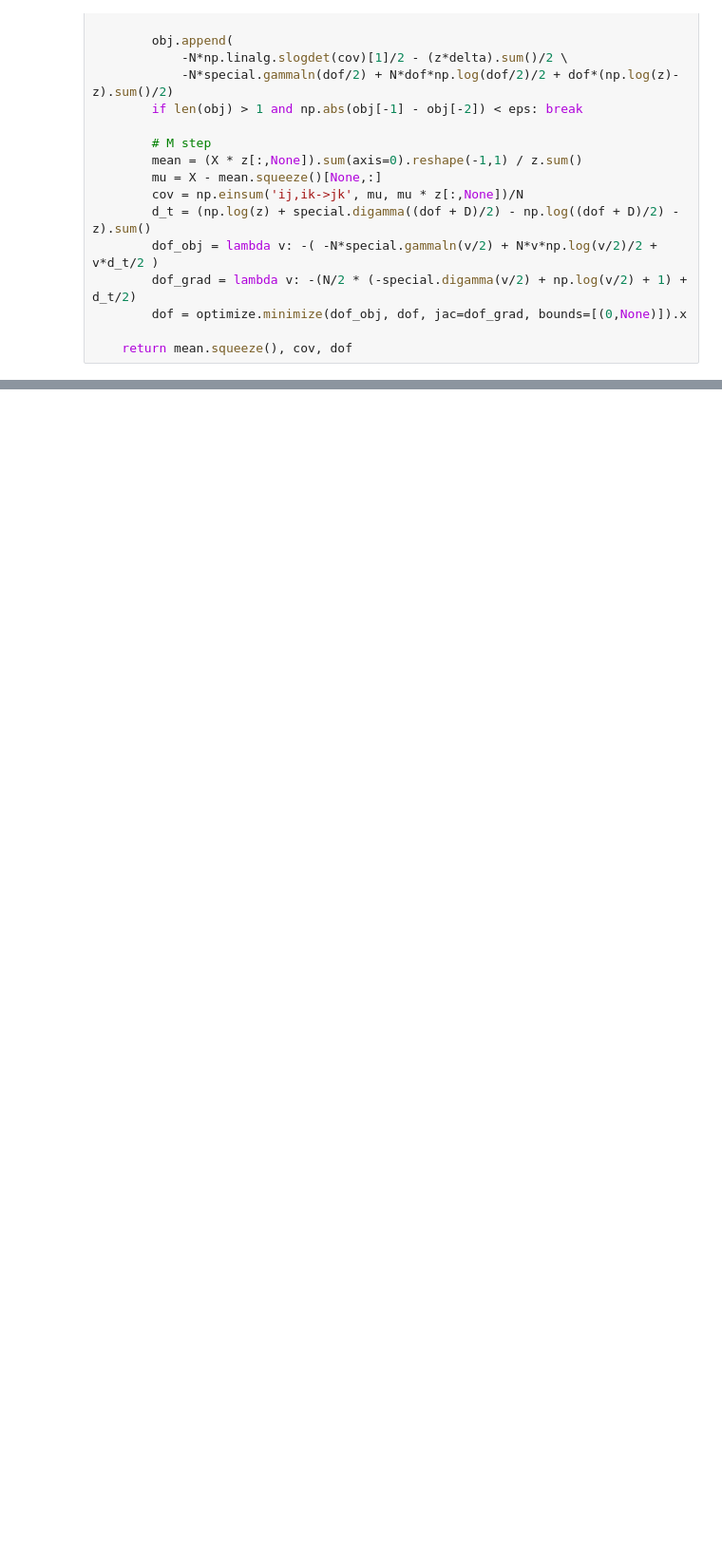
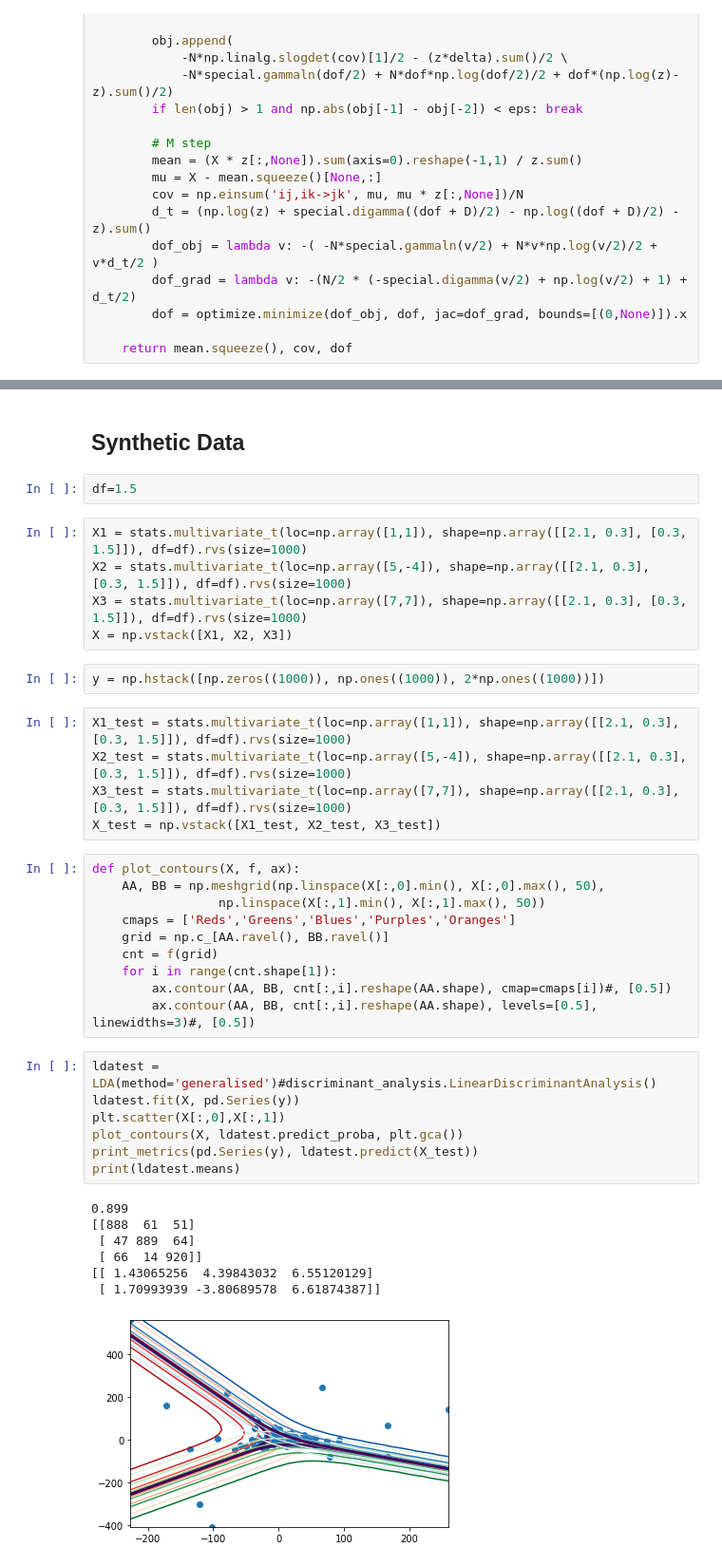
Before and after one commit to Andrewwango/femda, a Jupyter notebook: experiment_LDA.ipynb, the cells around one changed output, grey strips where cells are left out. Shown at 95% size. Saved outputs shown, nothing was run; the diff lists cells and outputs as text; blank space fills up the shorter version.

```diff
--- a/experiment_LDA.ipynb
+++ b/experiment_LDA.ipynb
@@ -265,0 +478,41 @@ fit_t(X)
+# %% [markdown]
+## Synthetic Data
+# %%
+df=1.5
+# %%
+X1 = stats.multivariate_t(loc=np.array([1,1]), shape=np.array([[2.1, 0.3], [0.3, 1.5]]), df=df).rvs(size=1000)
+X2 = stats.multivariate_t(loc=np.array([5,-4]), shape=np.array([[2.1, 0.3], [0.3, 1.5]]), df=df).rvs(size=1000)
+X3 = stats.multivariate_t(loc=np.array([7,7]), shape=np.array([[2.1, 0.3], [0.3, 1.5]]), df=df).rvs(size=1000)
+X = np.vstack([X1, X2, X3])
+# %%
+y = np.hstack([np.zeros((1000)), np.ones((1000)), 2*np.ones((1000))])
+# %%
+X1_test = stats.multivariate_t(loc=np.array([1,1]), shape=np.array([[2.1, 0.3], [0.3, 1.5]]), df=df).rvs(size=1000)
+X2_test = stats.multivariate_t(loc=np.array([5,-4]), shape=np.array([[2.1, 0.3], [0.3, 1.5]]), df=df).rvs(size=1000)
+X3_test = stats.multivariate_t(loc=np.array([7,7]), shape=np.array([[2.1, 0.3], [0.3, 1.5]]), df=df).rvs(size=1000)
+X_test = np.vstack([X1_test, X2_test, X3_test])
+# %%
+def plot_contours(X, f, ax):
+    AA, BB = np.meshgrid(np.linspace(X[:,0].min(), X[:,0].max(), 50),
+                 np.linspace(X[:,1].min(), X[:,1].max(), 50))
+    cmaps = ['Reds','Greens','Blues','Purples','Oranges']
+    grid = np.c_[AA.ravel(), BB.ravel()]
+    cnt = f(grid)
+    for i in range(cnt.shape[1]):
+        ax.contour(AA, BB, cnt[:,i].reshape(AA.shape), cmap=cmaps[i])#, [0.5])
+        ax.contour(AA, BB, cnt[:,i].reshape(AA.shape), levels=[0.5], linewidths=3)#, [0.5])
+# %%
+ldatest = LDA(method='generalised')#discriminant_analysis.LinearDiscriminantAnalysis()
+ldatest.fit(X, pd.Series(y))
+plt.scatter(X[:,0],X[:,1])
+plot_contours(X, ldatest.predict_proba, plt.gca())
+print_metrics(pd.Series(y), ldatest.predict(X_test))
+print(ldatest.means)
+# %% [output]
+0.899
+[[888  61  51]
+ [ 47 889  64]
+ [ 66  14 920]]
+[[ 1.43065256  4.39843032  6.55120129]
+ [ 1.70993939 -3.80689578  6.61874387]]
+[figure, added]
```
Also changed, not shown: parts of 50 cells of this notebook.
